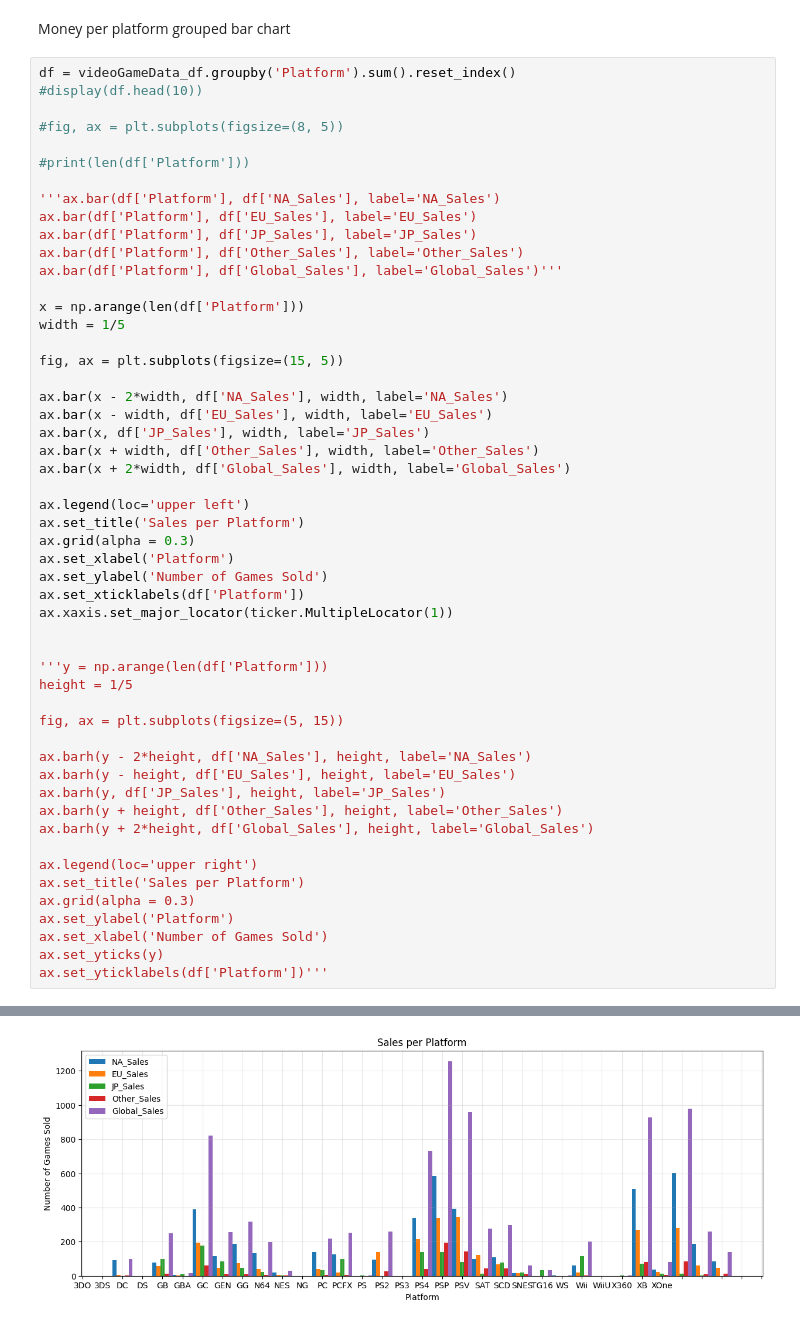
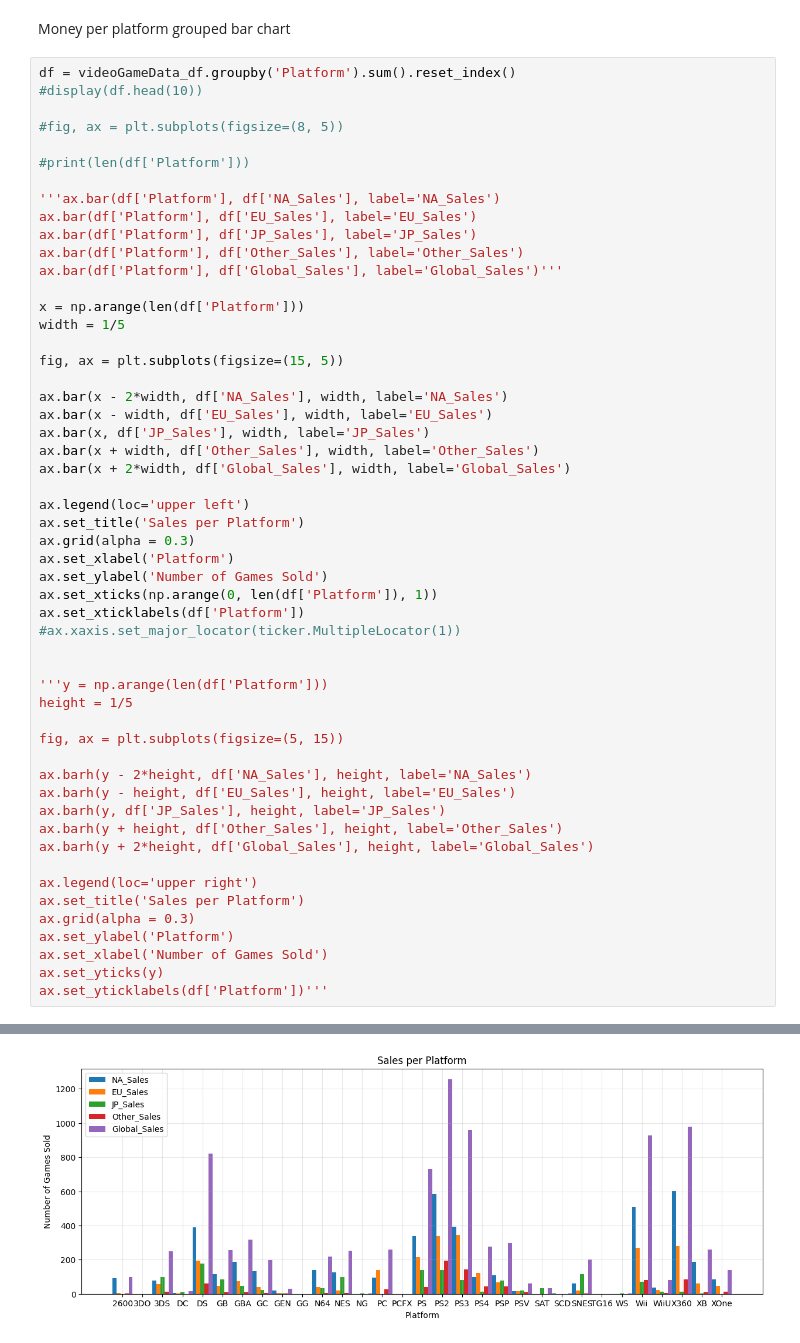
Before and after one commit to bdatye/VideoGameSalesTrends, a Jupyter notebook: VideoGamesSalesTrends.ipynb, the cells around one changed output, grey strips where cells are left out. Cells and saved outputs as stored; diff of their text form.

Commit message:
Changed x plot ticks for grouped bar chart

```diff
--- a/VideoGamesSalesTrends.ipynb
+++ b/VideoGamesSalesTrends.ipynb
@@ -242,32 +242,33 @@ ax.bar(x + width, df['Other_Sales'], width, label='Other_Sales')
 ax.bar(x + 2*width, df['Global_Sales'], width, label='Global_Sales')
 
 ax.legend(loc='upper left')
 ax.set_title('Sales per Platform')
 ax.grid(alpha = 0.3)
 ax.set_xlabel('Platform')
 ax.set_ylabel('Number of Games Sold')
+ax.set_xticks(np.arange(0, len(df['Platform']), 1))
 ax.set_xticklabels(df['Platform'])
-ax.xaxis.set_major_locator(ticker.MultipleLocator(1))
+#ax.xaxis.set_major_locator(ticker.MultipleLocator(1))
 
 
 '''y = np.arange(len(df['Platform']))
 height = 1/5
 
 fig, ax = plt.subplots(figsize=(5, 15))
 
 ax.barh(y - 2*height, df['NA_Sales'], height, label='NA_Sales')
 ax.barh(y - height, df['EU_Sales'], height, label='EU_Sales')
 ax.barh(y, df['JP_Sales'], height, label='JP_Sales')
 ax.barh(y + height, df['Other_Sales'], height, label='Other_Sales')
 ax.barh(y + 2*height, df['Global_Sales'], height, label='Global_Sales')
 
 ax.legend(loc='upper right')
 ax.set_title('Sales per Platform')
 ax.grid(alpha = 0.3)
 ax.set_ylabel('Platform')
 ax.set_xlabel('Number of Games Sold')
 ax.set_yticks(y)
 ax.set_yticklabels(df['Platform'])'''
 # %% [output]
 "y = np.arange(len(df['Platform']))  \nheight = 1/5  \n\nfig, ax = plt.subplots(figsize=(5, 15))\n\nax.barh(y - 2*height, df['NA_Sales'], height, label='NA_Sales')\nax.barh(y - height, df['EU_Sales'], ...
-[figure, old version]
+[figure, new version]
```
